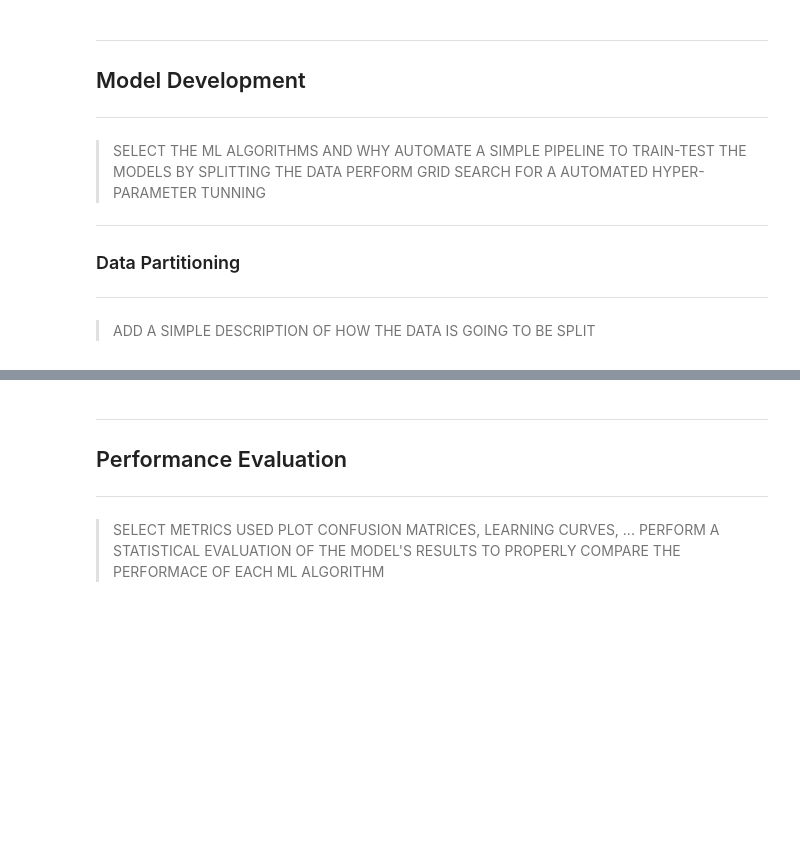
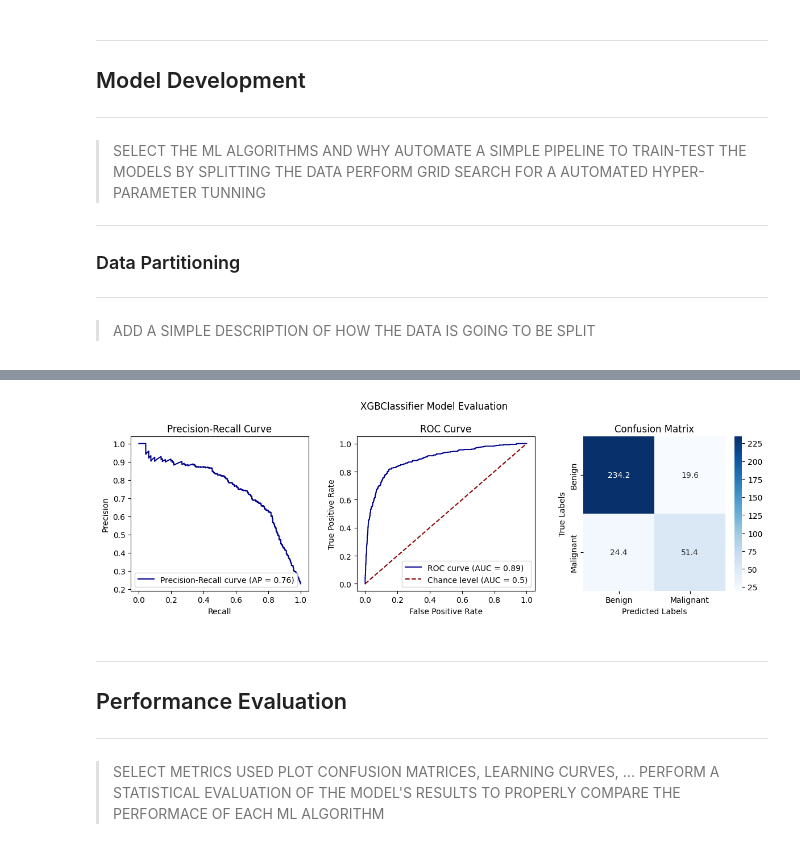
Before and after one commit to EstevesX10/Lung-Cancer-Classification-with-CT-Scans, a Jupyter notebook: Lung Cancer Classification with CT Scans/LungCancerClassification.ipynb, the cells around one changed output, grey strips where cells are left out. Cells and saved outputs as stored; diff of their text form; code cells hidden in the pictures; blank space fills up the shorter version.

Commit message:
Implemented a little sketch on model evaluation pipeline

```diff
--- a/Lung Cancer Classification with CT Scans/LungCancerClassification.ipynb
+++ b/Lung Cancer Classification with CT Scans/LungCancerClassification.ipynb
@@ -694,0 +657,4 @@ print(f"Number of Malign Cases = {FirstFoldTestTargetDistribution[1]}\n")
+# %%
+# Split the data across multiple folds while maintaining a class proportion between train and test sets
+# as well as keeping each group in one of these sets (Keeping the nodules of each patient inside the same set)
+folds = stratifiedGroupKFoldSplit(df_final, useSMOTE=True, n_splits=5)
@@ -703,6 +678,0 @@ y_train.to_numpy()
-# %%
-sm = SMOTE(random_state = 2)
-X_train, y_train = stratifiedFolds[0][0], stratifiedFolds[0][1]
-X_train = [entrie[1:] for entrie in X_train]
-y_train = np.array([entrie[1:] for idx, entrie in enumerate(y_train)])
-X_train_res, y_train_res = sm.fit_resample(X_train, y_train)
@@ -711,0 +701,11 @@ print(X_train_res.shape)
+# %%
+# Check if the best parameters have yet to be computed
+if not os.path.exists(modelPaths['XGBClassifier']['bestParamsPath']):
+    # Compute the best parameters
+    xgbBestParams = computeModelBestParameters(XGBClassifier, modelParameterGrids, X_train, y_train, modelPaths, True)
+else:
+    # Load already computed parameters
+    xgbBestParams = jsonFileToDict(modelPaths['XGBClassifier']['bestParamsPath'])
+# %%
+# Define a Model with the best parameters found
+xgbClassifier = XGBClassifier(**xgbBestParams)
@@ -712,3 +718,8 @@ print(X_train_res.shape)
+# %%
+# Calculate and Plot some metrics associated with the XGBoost
+xgbMetrics = evaluateModel(xgbClassifier, folds, modelPaths, ['Benign','Malignant'])
+# %% [output]
+[figure, added]
 # %% [markdown]
 ---
 ## Performance Evaluation
```
Also changed, not shown: parts of 41 cells of this notebook.
